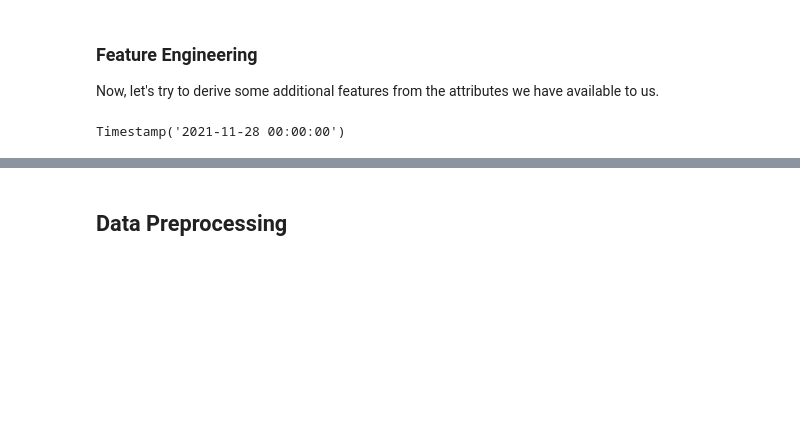
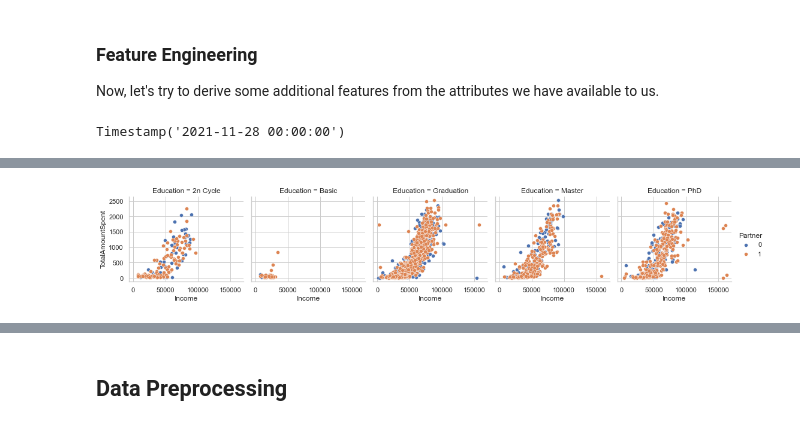
Before and after one commit to wkphyo/customer-personality-analysis, a Jupyter notebook: notebook.ipynb, the cells around one changed output, grey strips where cells are left out. Drawn from its saved outputs; the diff is of its cells as text; code cells hidden in the pictures; blank space fills up the shorter version.

```diff
--- a/notebook.ipynb
+++ b/notebook.ipynb
@@ -262,0 +306,7 @@ for col in num_cols_list:
+# %%
+income_by_edu = sns.FacetGrid(data=df, col='Education', hue='Partner')
+income_by_edu.map(sns.scatterplot, 'Income', 'TotalAmountSpent')
+income_by_edu.add_legend()
+plt.show()
+# %% [output]
+[figure, added]
```
Also changed, not shown: parts of 9 cells of this notebook.
